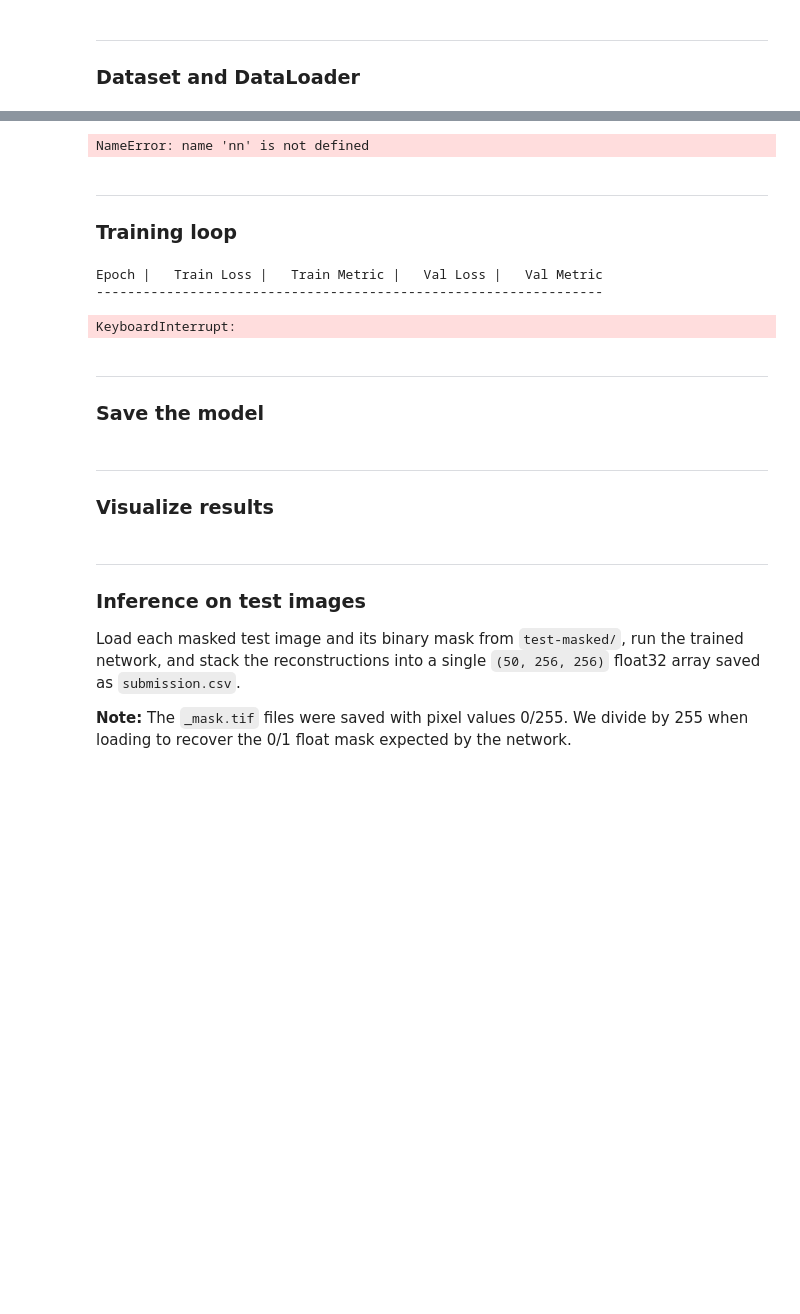
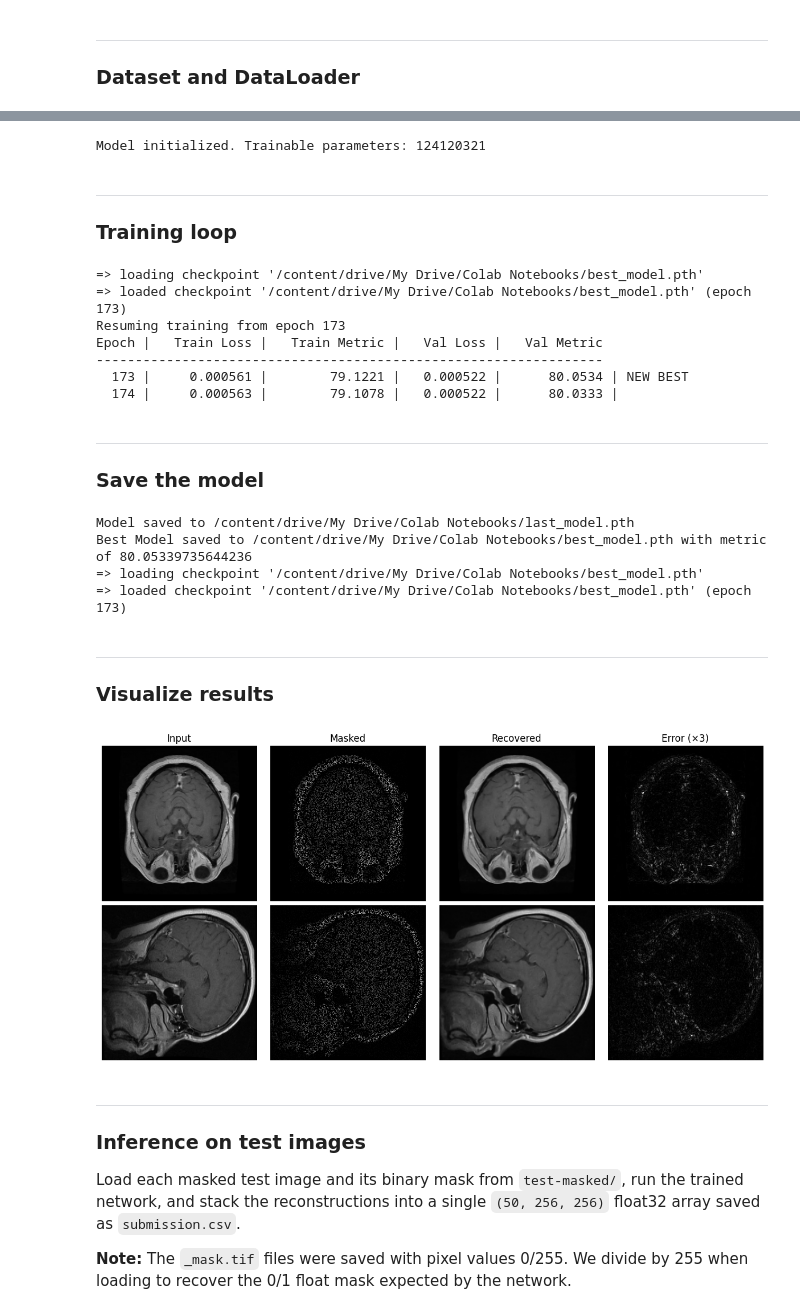
Before and after one commit to sathvikkambam/BME-5710-Final-Project-Team-8, a Jupyter notebook: UNet_inpainting.ipynb, the cells around one changed output, grey strips where cells are left out. Cells and saved outputs as stored; diff of their text form; code cells hidden in the pictures; blank space fills up the shorter version.

Commit message:
With QoL parameters and colab functionality

```diff
--- a/UNet_inpainting.ipynb
+++ b/UNet_inpainting.ipynb
@@ -512,22 +559,38 @@ class UNet(nn.Module):
 
 model     = UNet(channel_number=channel_number, dropout_rate=dropout_rate).to(DEVICE)                      # instantiate and move to device
 criterion = nn.MSELoss()                                     # mean squared error loss
-optimizer = torch.optim.Adam(model.parameters(), lr=1e-4)    # Adam optimizer
-scheduler = torch.optim.lr_scheduler.ReduceLROnPlateau(optimizer, mode='min', factor=0.5, patience=5)
+optimizer = torch.optim.Adam(model.parameters(), lr=learning_rate)    # Adam optimizer
+scheduler = torch.optim.lr_scheduler.ReduceLROnPlateau(optimizer, mode='min', factor=LR_factor, patience=5)
 
 n_params = sum(p.numel() for p in model.parameters() if p.requires_grad)
 print(f"Model initialized. Trainable parameters: {n_params}")
 # %% [output]
-NameError: name 'nn' is not defined
+Model initialized. Trainable parameters: 124120321
 # %% [markdown]
 ___
 ### Training loop
 # %%
+#Set best validation metric as min possible value
+best_val_metric = 0
+
+start_epoch = 1
+if os.path.isfile(checkpoint_path):
+    model, optimizer, start_epoch = load_checkpoint(model, optimizer, checkpoint_path)
+    model = model.to(DEVICE)
+    # now individually transfer the optimizer parts...
+    for state in optimizer.state.values():
+        for k, v in state.items():
+            if isinstance(v, torch.Tensor):
+                state[k] = v.to(DEVICE)
+    print(f"Resuming training from epoch {start_epoch}")
+else:
+    print("Training from scratch")
+
 print(f"{'Epoch':>5} | {'Train Loss':>12} | {'Train Metric':>14} | {'Val Loss':>10} | {'Val Metric':>12}")
 print("-" * 65)
 
-for epoch in range(1, n_epochs + 1):
-
+for epoch in range(start_epoch, n_epochs + start_epoch):
+    flag = ""
     # ── Training ─────────────────────────────────────────────────────────────
     model.train()                                            # set model to training mode
     train_loss_sum   = 0.0
@@ -578,15 +641,26 @@ for epoch in range(1, n_epochs + 1):
     val_loss   = val_loss_sum   / val_n                      # average validation loss
     val_metric = val_metric_sum / val_n                      # average validation metric
 
+    #Save if best model
+    if val_metric > best_val_metric:
+        best_val_metric = val_metric
+        state = {'epoch': epoch, 'state_dict': model.state_dict(), 'optimizer': optimizer.state_dict(), }
+        torch.save(state, best_path)
+        flag = "NEW BEST"
+
     # Update learning rate scheduler based on validation loss plateau
     scheduler.step(val_loss)
 
-    print(f"{epoch:>5} | {train_loss:>12.6f} | {train_metric:>14.4f} | {val_loss:>10.6f} | {val_metric:>12.4f}")
+    print(f"{epoch:>5} | {train_loss:>12.6f} | {train_metric:>14.4f} | {val_loss:>10.6f} | {val_metric:>12.4f} | {flag}")
 # print out the min/max values for the recovered images
 # %% [output]
+=> loading checkpoint '/content/drive/My Drive/Colab Notebooks/best_model.pth'
+=> loaded checkpoint '/content/drive/My Drive/Colab Notebooks/best_model.pth' (epoch 173)
+Resuming training from epoch 173
 Epoch |   Train Loss |   Train Metric |   Val Loss |   Val Metric
 -----------------------------------------------------------------
+  173 |     0.000561 |        79.1221 |   0.000522 |      80.0534 | NEW BEST
+  174 |     0.000563 |        79.1078 |   0.000522 |      80.0333 |
-KeyboardInterrupt:
 # %% [markdown]
 ___
 ### Save the model
@@ -596,35 +667,52 @@ print("Model saved to model.pth")
+# %%
+torch.save(model.state_dict(), last_path)                  # save learned weights
+print(f"Model saved to {last_path}")
+
+print(f"Best Model saved to {best_path} with metric of {best_val_metric}")
+
+#Gets best model during training
+best_model = UNet(channel_number=channel_number, dropout_rate=dropout_rate).to(DEVICE)    #Creates blank UNet
+best_model, _, _ = load_checkpoint(model, optimizer, best_path)             #Loads model parameters via file
+best_model = best_model.to(DEVICE)                                                       #Moves model to device or smthing
+# %% [output]
+Model saved to /content/drive/My Drive/Colab Notebooks/last_model.pth
+Best Model saved to /content/drive/My Drive/Colab Notebooks/best_model.pth with metric of 80.05339735644236
+=> loading checkpoint '/content/drive/My Drive/Colab Notebooks/best_model.pth'
+=> loaded checkpoint '/content/drive/My Drive/Colab Notebooks/best_model.pth' (epoch 173)
 # %% [markdown]
 ___
 ### Visualize results
 # %%
 import random
 
 fig, axes = plt.subplots(2, 4, figsize=(12, 6))             # 2 rows × 4 columns
-model.eval()
+best_model.eval()
 
 for row, dataset in enumerate([train_dataset, val_dataset]): # row 0 = train, row 1 = val
     idx = random.randint(0, len(dataset) - 1)                # pick a random sample
     masked_img, mask, full_img = dataset[idx]                # each (1, H, W)
 
     with torch.no_grad():                                    # no gradients needed
-        recovered = model(masked_img[None].to(DEVICE), mask[None].to(DEVICE)).cpu()
+        recovered = best_model(masked_img[None].to(DEVICE), mask[None].to(DEVICE)).cpu()
 
     orig   = full_img[0].numpy()                             # ground truth
     masked = masked_img[0].numpy()                           # masked input
     rec    = recovered[0, 0].numpy()                         # model output
     err    = np.abs(orig - rec) * 3                          # amplified error map
 
     for ax, img, title in zip(axes[row], [orig, masked, rec, err],
                                ["Input", "Masked", "Recovered", "Error (×3)"]):
         ax.imshow(img, cmap="gray", vmin=0, vmax=1)
         if row == 0:
             ax.set_title(title)
         ax.axis("off")
 
 axes[0, 0].set_ylabel("Train", fontsize=12)
 axes[1, 0].set_ylabel("Val", fontsize=12)
 plt.tight_layout()
 plt.show()
+# %% [output]
+[figure, added]
 # %% [markdown]
 ___
 ### Inference on test images
```
Also changed, not shown: parts of 12 cells of this notebook.
